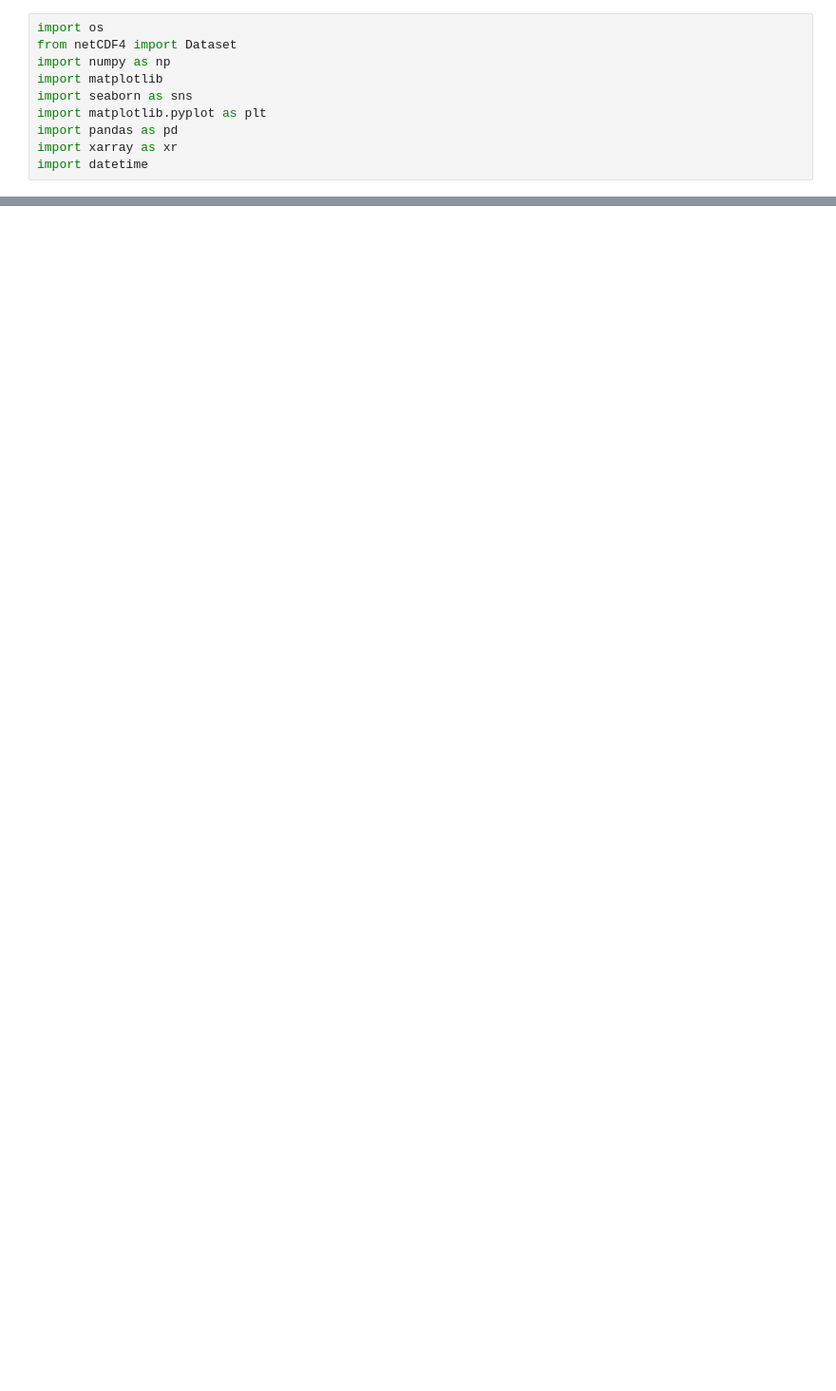
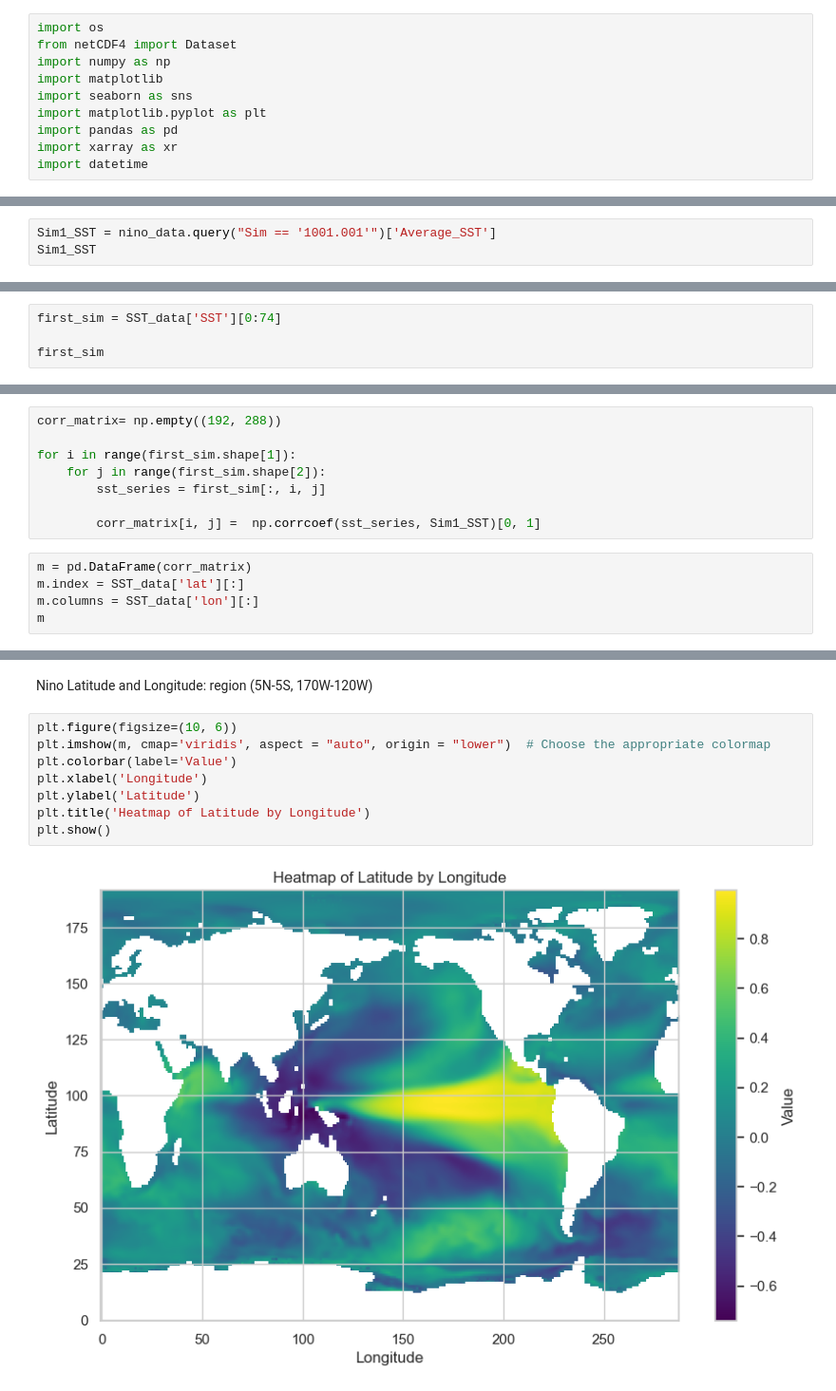
Before and after one commit to mtvaden1/California_Climate_Capstone, a Jupyter notebook: SST_Nino_Parser.ipynb, the cells around one changed output, grey strips where cells are left out. Shown at 95% size. Drawn from its saved outputs; the diff is of its cells as text; blank space fills up the shorter version.

```diff
--- a/SST_Nino_Parser.ipynb
+++ b/SST_Nino_Parser.ipynb
@@ -84,0 +178,3 @@ plt.show()
+# %%
+Sim1_SST = nino_data.query("Sim == '1001.001'")['Average_SST']
+Sim1_SST
@@ -84,0 +194,4 @@ plt.show()
+# %%
+first_sim = SST_data['SST'][0:74]
+
+first_sim
@@ -84,0 +213,13 @@ plt.show()
+# %%
+corr_matrix= np.empty((192, 288))
+
+for i in range(first_sim.shape[1]):
+    for j in range(first_sim.shape[2]):
+        sst_series = first_sim[:, i, j]
+
+        corr_matrix[i, j] =  np.corrcoef(sst_series, Sim1_SST)[0, 1]
+# %%
+m = pd.DataFrame(corr_matrix)
+m.index = SST_data['lat'][:]
+m.columns = SST_data['lon'][:]
+m
@@ -84,0 +240,12 @@ plt.show()
+# %% [markdown]
+Nino Latitude and Longitude: region (5N-5S, 170W-120W)
+# %%
+plt.figure(figsize=(10, 6))
+plt.imshow(m, cmap='viridis', aspect = "auto", origin = "lower")  # Choose the appropriate colormap
+plt.colorbar(label='Value')
+plt.xlabel('Longitude')
+plt.ylabel('Latitude')
+plt.title('Heatmap of Latitude by Longitude')
+plt.show()
+# %% [output]
+[figure, added]
```
Also changed, not shown: parts of 15 cells of this notebook, 1 other file.
